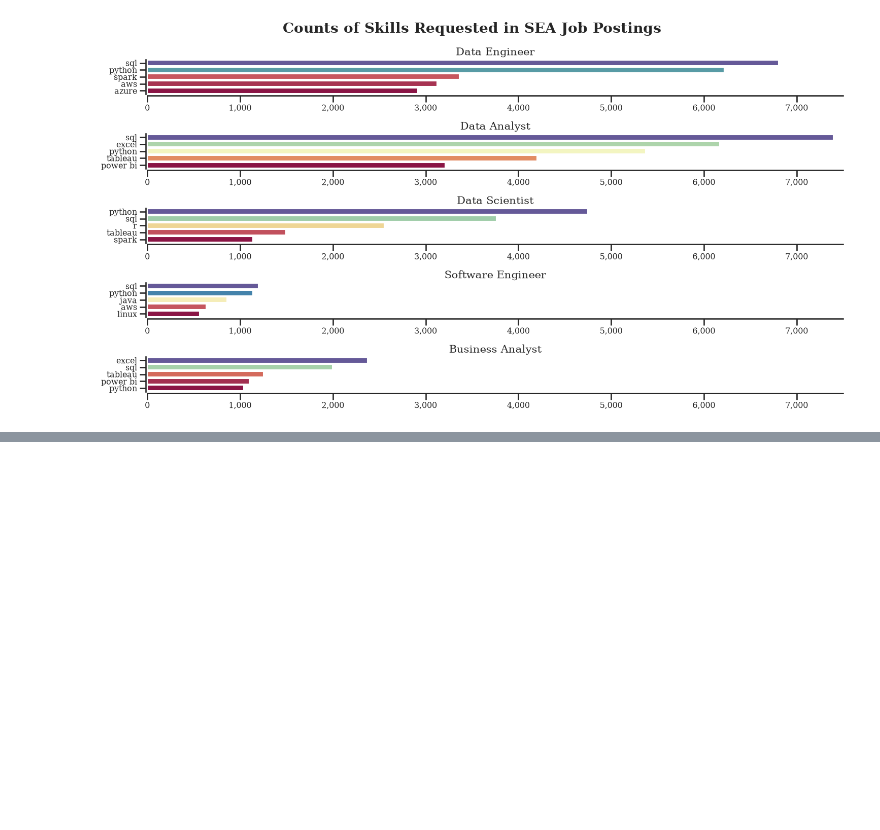
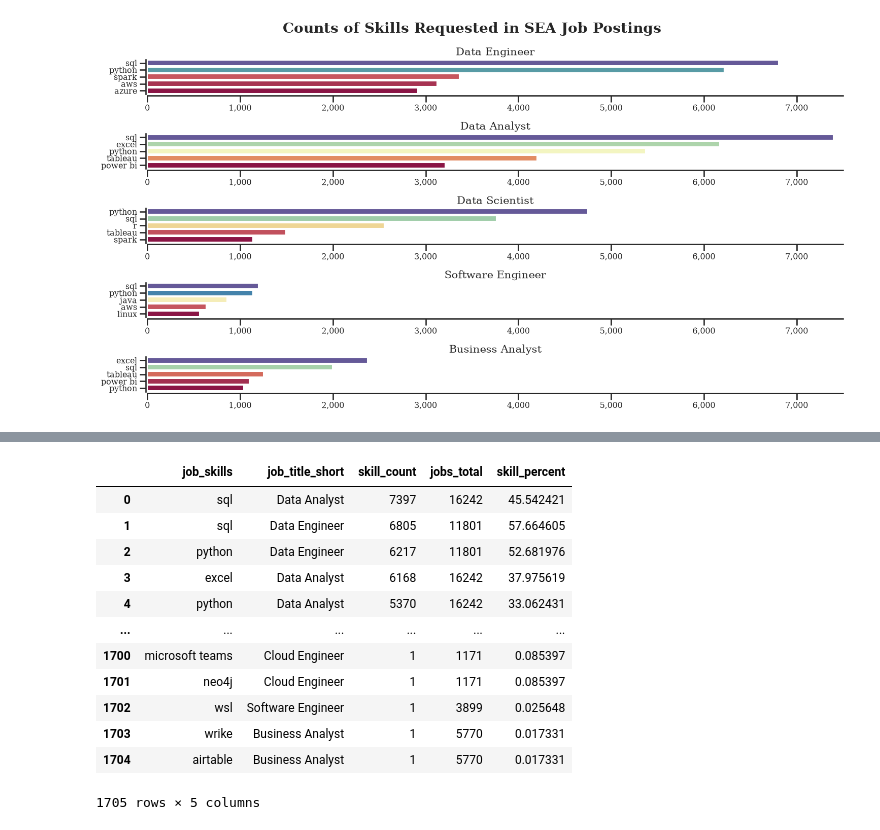
Before and after one commit to JohnnyQuant/Python_Data_Project, a Jupyter notebook: Project/2_Skill_Demand.ipynb, the cells around one changed output, grey strips where cells are left out. Saved outputs shown, nothing was run; the diff lists cells and outputs as text; code cells hidden in the pictures; blank space fills up the shorter version.

```diff
--- a/Project/2_Skill_Demand.ipynb
+++ b/Project/2_Skill_Demand.ipynb
@@ -172,0 +218,18 @@ plt.show()
+# %%
+df_skill_percent['skill_percent'] = (df_skill_percent['skill_count'] / df_skill_percent['jobs_total']) * 100
+
+df_skill_percent
+# %% [output]
+|  | job_skills | job_title_short | skill_count | jobs_total | skill_percent |
+| 0 | sql | Data Analyst | 7397 | 16242 | 45.542421 |
+| 1 | sql | Data Engineer | 6805 | 11801 | 57.664605 |
+| 2 | python | Data Engineer | 6217 | 11801 | 52.681976 |
+| 3 | excel | Data Analyst | 6168 | 16242 | 37.975619 |
+| 4 | python | Data Analyst | 5370 | 16242 | 33.062431 |
+| ... | ... | ... | ... | ... | ... |
+| 1700 | microsoft teams | Cloud Engineer | 1 | 1171 | 0.085397 |
+| 1701 | neo4j | Cloud Engineer | 1 | 1171 | 0.085397 |
+| 1702 | wsl | Software Engineer | 1 | 3899 | 0.025648 |
+| 1703 | wrike | Business Analyst | 1 | 5770 | 0.017331 |
+| 1704 | airtable | Business Analyst | 1 | 5770 | 0.017331 |
+1705 rows × 5 columns
```
Also changed, not shown: parts of 6 cells of this notebook.
